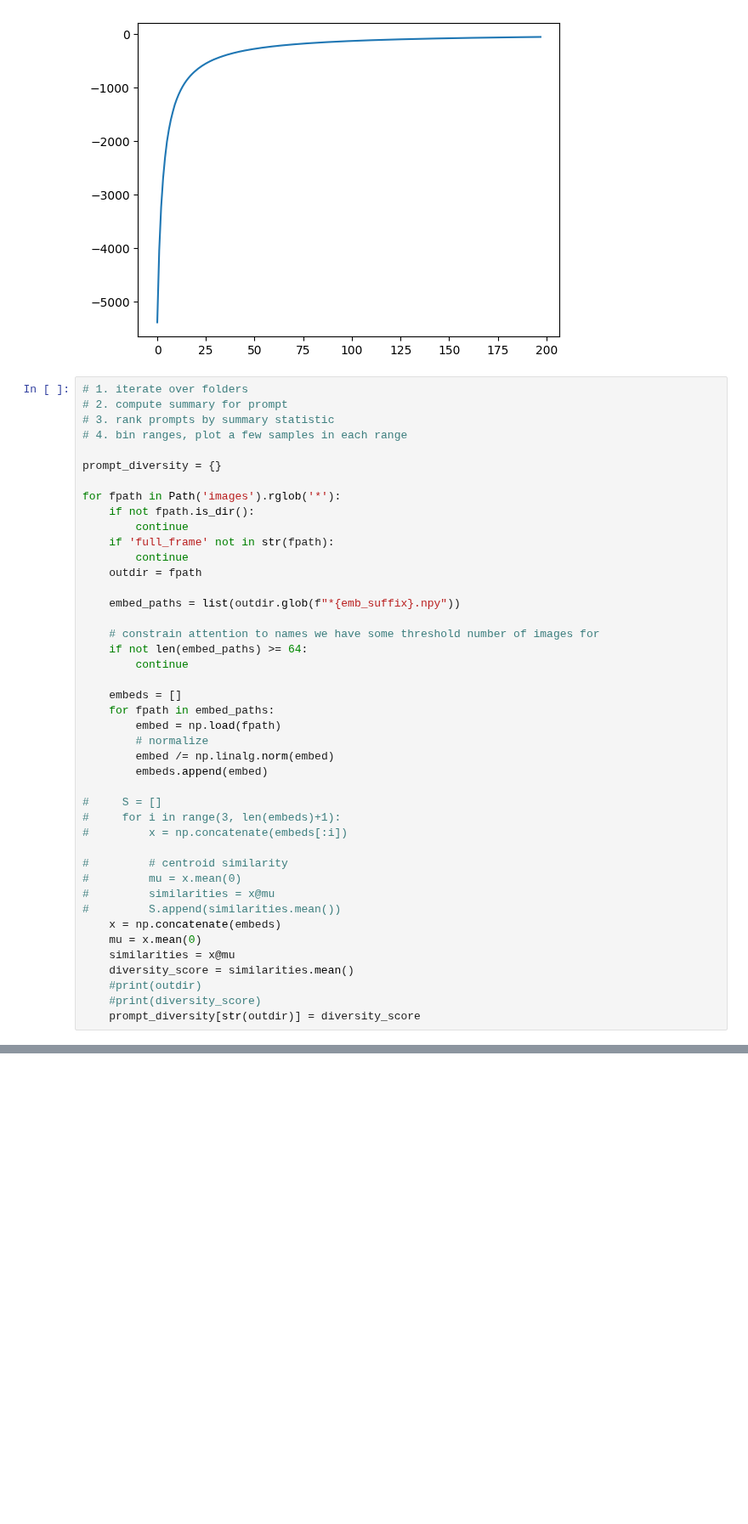
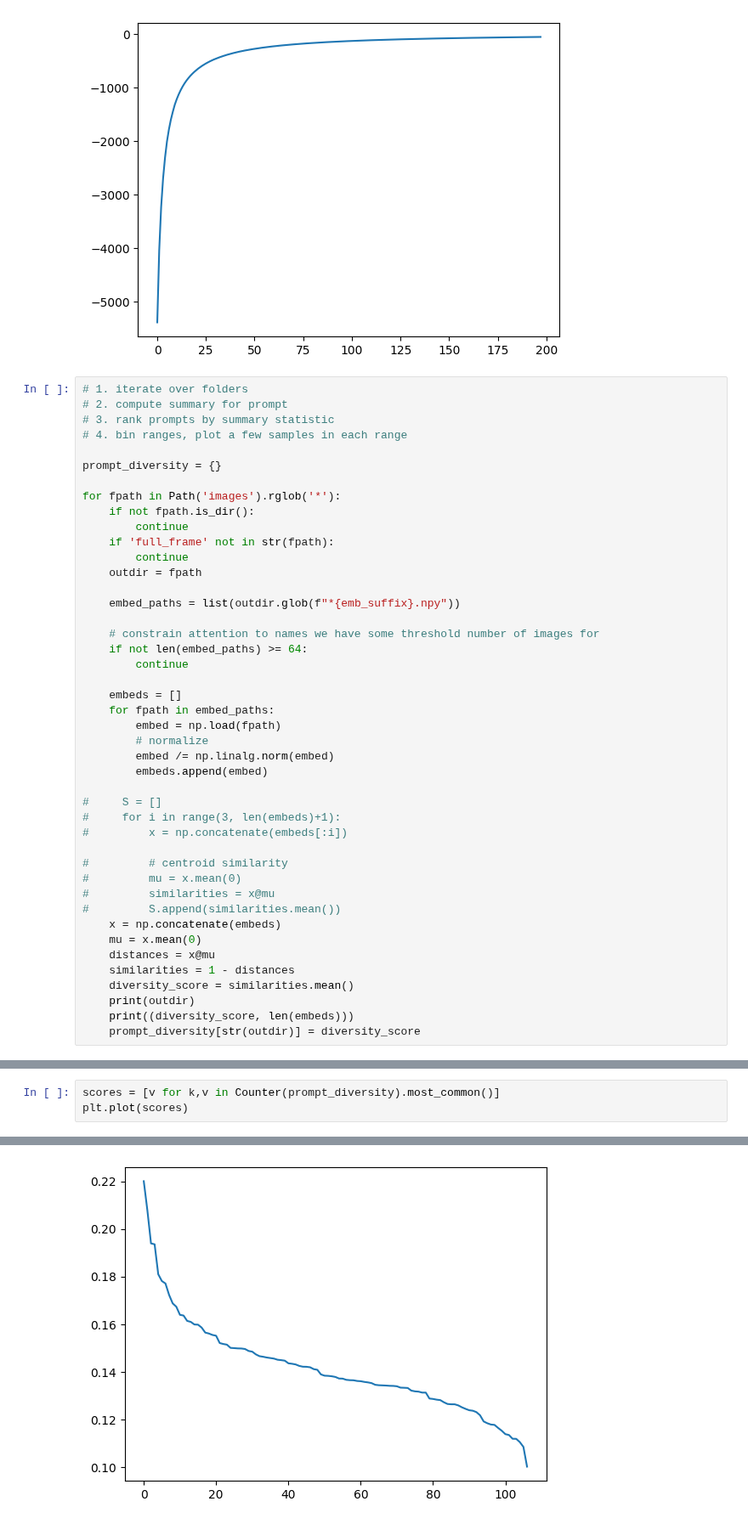
Before and after one commit to dmarx/whats-in-a-name, a Jupyter notebook: fun_with_names.ipynb, the cells around one changed output, grey strips where cells are left out. Shown at 85% size. Saved outputs shown, nothing was run; the diff lists cells and outputs as text; blank space fills up the shorter version.

Commit message:
similarities dist shows inflection @.16

```diff
--- a/fun_with_names.ipynb
+++ b/fun_with_names.ipynb
@@ -455,8 +457,9 @@ for fpath in Path('images').rglob('*'):
 #         S.append(similarities.mean())
     x = np.concatenate(embeds)
     mu = x.mean(0)
-    similarities = x@mu
+    distances = x@mu
+    similarities = 1 - distances
     diversity_score = similarities.mean()
-    #print(outdir)
-    #print(diversity_score)
+    print(outdir)
+    print((diversity_score, len(embeds)))
     prompt_diversity[str(outdir)] = diversity_score
@@ -483,0 +505,4 @@ Counter(prompt_diversity).most_common()
+# %%
+scores = [v for k,v in Counter(prompt_diversity).most_common()]
+plt.plot(scores)
+# %% [output]
@@ -484,3 +510,4 @@ Counter(prompt_diversity).most_common()
+[figure, added]
 # %% [markdown]
 # TODO
 
```
Also changed, not shown: parts of 4 cells of this notebook.
